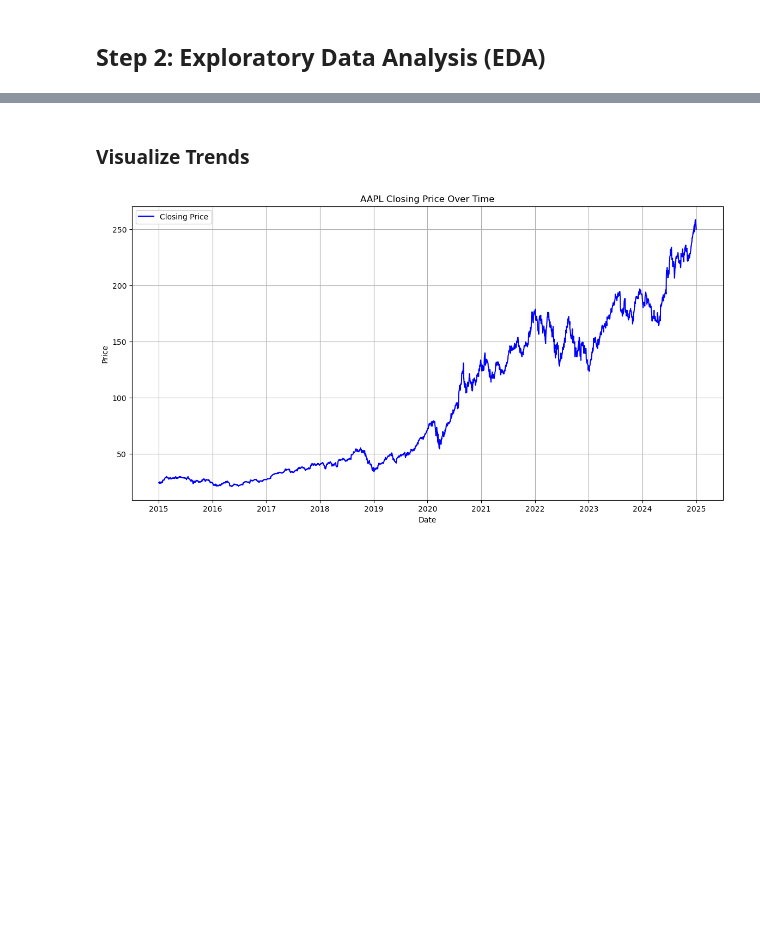
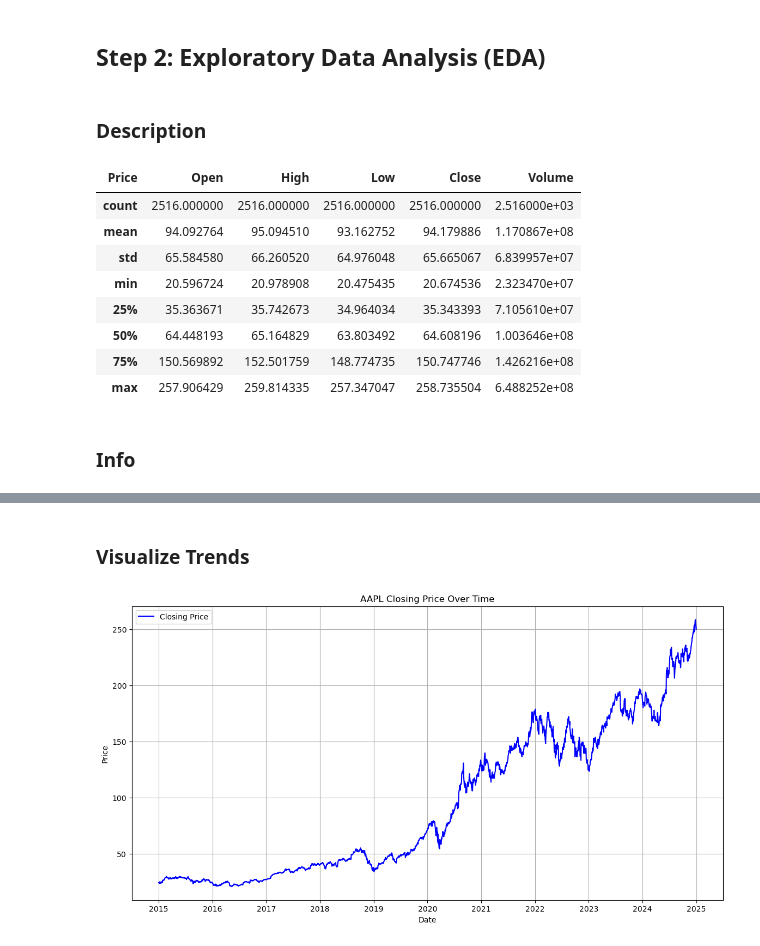
Before and after one commit to saksham3232/Stock-Price-Prediction-Analysis, a Jupyter notebook: stock_price_prediction.ipynb, the cells around one changed output, grey strips where cells are left out. Cells and saved outputs as stored; diff of their text form; code cells hidden in the pictures; blank space fills up the shorter version.

```diff
--- a/stock_price_prediction.ipynb
+++ b/stock_price_prediction.ipynb
@@ -55,2 +68,18 @@ stock_data.head()
 # %% [markdown]
 ## Step 2: Exploratory Data Analysis (EDA)
+# %% [markdown]
+### Description
+# %%
+stock_data.describe()
+# %% [output]
+| Price | Open | High | Low | Close | Volume |
+| count | 2516.000000 | 2516.000000 | 2516.000000 | 2516.000000 | 2.516000e+03 |
+| mean | 94.092764 | 95.094510 | 93.162752 | 94.179886 | 1.170867e+08 |
+| std | 65.584580 | 66.260520 | 64.976048 | 65.665067 | 6.839957e+07 |
+| min | 20.596724 | 20.978908 | 20.475435 | 20.674536 | 2.323470e+07 |
+| 25% | 35.363671 | 35.742673 | 34.964034 | 35.343393 | 7.105610e+07 |
+| 50% | 64.448193 | 65.164829 | 63.803492 | 64.608196 | 1.003646e+08 |
+| 75% | 150.569892 | 152.501759 | 148.774735 | 150.747746 | 1.426216e+08 |
+| max | 257.906429 | 259.814335 | 257.347047 | 258.735504 | 6.488252e+08 |
+# %% [markdown]
+### Info
```
Also changed, not shown: parts of 12 cells of this notebook.
